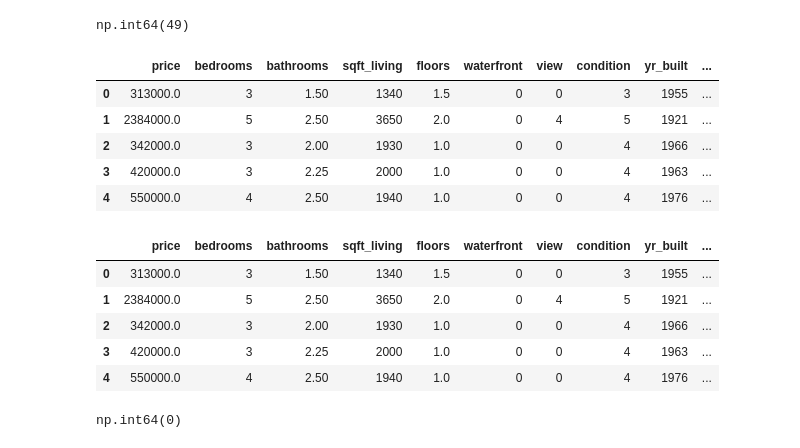
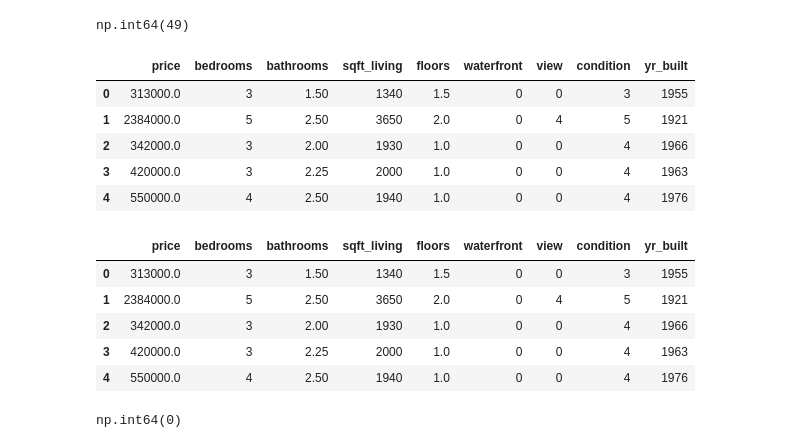
Before and after one commit to MrBQuantized/ai-ml-techyjaunt, a Jupyter notebook: Onoh_Blessing_Module3_Assignment.ipynb, the cells around one changed output. Cells and saved outputs as stored; diff of their text form; code cells hidden in the pictures.

```diff
--- a/Onoh_Blessing_Module3_Assignment.ipynb
+++ b/Onoh_Blessing_Module3_Assignment.ipynb
@@ -183,26 +183,26 @@ np.int64(2735)
 np.int64(49)
 # %%
 # Drop column 'yr_renovated'
-df2.drop(columns='yr_renovated')
+df2 = df2.drop(columns='yr_renovated')
 df2.head()
 # %% [output]
-|  | price | bedrooms | bathrooms | sqft_living | floors | waterfront | view | condition | yr_built | ... |
-| 0 | 313000.0 | 3 | 1.50 | 1340 | 1.5 | 0 | 0 | 3 | 1955 | ... |
-| 1 | 2384000.0 | 5 | 2.50 | 3650 | 2.0 | 0 | 4 | 5 | 1921 | ... |
-| 2 | 342000.0 | 3 | 2.00 | 1930 | 1.0 | 0 | 0 | 4 | 1966 | ... |
-| 3 | 420000.0 | 3 | 2.25 | 2000 | 1.0 | 0 | 0 | 4 | 1963 | ... |
-| 4 | 550000.0 | 4 | 2.50 | 1940 | 1.0 | 0 | 0 | 4 | 1976 | ... |
+|  | price | bedrooms | bathrooms | sqft_living | floors | waterfront | view | condition | yr_built |
+| 0 | 313000.0 | 3 | 1.50 | 1340 | 1.5 | 0 | 0 | 3 | 1955 |
+| 1 | 2384000.0 | 5 | 2.50 | 3650 | 2.0 | 0 | 4 | 5 | 1921 |
+| 2 | 342000.0 | 3 | 2.00 | 1930 | 1.0 | 0 | 0 | 4 | 1966 |
+| 3 | 420000.0 | 3 | 2.25 | 2000 | 1.0 | 0 | 0 | 4 | 1963 |
+| 4 | 550000.0 | 4 | 2.50 | 1940 | 1.0 | 0 | 0 | 4 | 1976 |
 # %%
 # Remove rows where price is 0
 df3 = df2[df2['price'] > 0]
 df3.head()
 # %% [output]
-|  | price | bedrooms | bathrooms | sqft_living | floors | waterfront | view | condition | yr_built | ... |
-| 0 | 313000.0 | 3 | 1.50 | 1340 | 1.5 | 0 | 0 | 3 | 1955 | ... |
-| 1 | 2384000.0 | 5 | 2.50 | 3650 | 2.0 | 0 | 4 | 5 | 1921 | ... |
-| 2 | 342000.0 | 3 | 2.00 | 1930 | 1.0 | 0 | 0 | 4 | 1966 | ... |
-| 3 | 420000.0 | 3 | 2.25 | 2000 | 1.0 | 0 | 0 | 4 | 1963 | ... |
-| 4 | 550000.0 | 4 | 2.50 | 1940 | 1.0 | 0 | 0 | 4 | 1976 | ... |
+|  | price | bedrooms | bathrooms | sqft_living | floors | waterfront | view | condition | yr_built |
+| 0 | 313000.0 | 3 | 1.50 | 1340 | 1.5 | 0 | 0 | 3 | 1955 |
+| 1 | 2384000.0 | 5 | 2.50 | 3650 | 2.0 | 0 | 4 | 5 | 1921 |
+| 2 | 342000.0 | 3 | 2.00 | 1930 | 1.0 | 0 | 0 | 4 | 1966 |
+| 3 | 420000.0 | 3 | 2.25 | 2000 | 1.0 | 0 | 0 | 4 | 1963 |
+| 4 | 550000.0 | 4 | 2.50 | 1940 | 1.0 | 0 | 0 | 4 | 1976 |
 # %%
 # Confirm the cleaned dataset
 (df3['price'] <= 0).sum()
```
Also changed, not shown: parts of 3 cells of this notebook.
